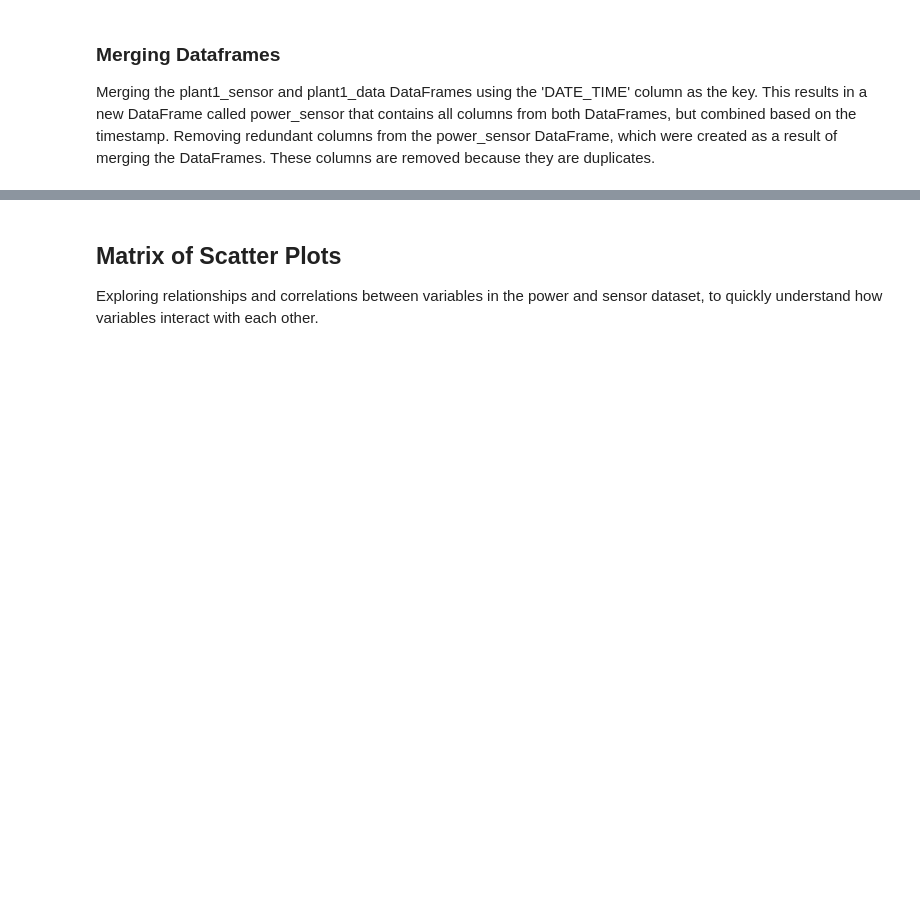
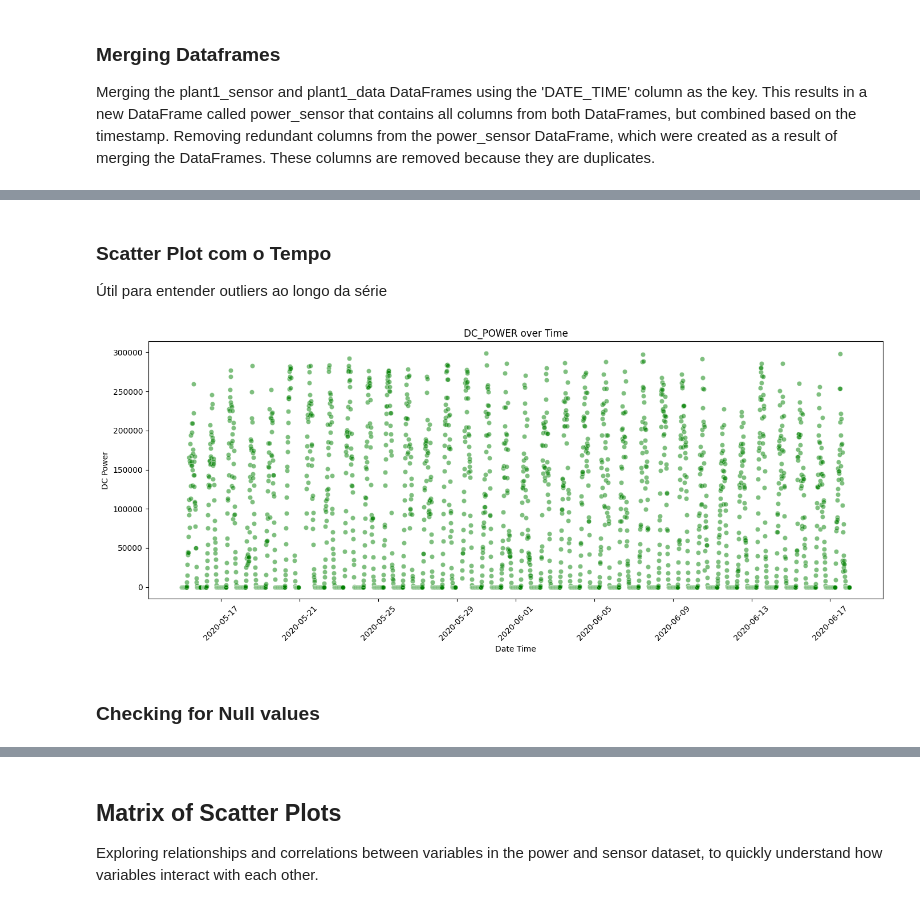
Before and after one commit to FelipeSteudel/Felipe_Steudel-Strategic_Thinking-CA3, a Jupyter notebook: CA3 - Felipe Steudel - Strategic Thinking - HDip in Data Analytics.ipynb, the cells around one changed output, grey strips where cells are left out. Saved outputs shown, nothing was run; the diff lists cells and outputs as text; code cells hidden in the pictures; blank space fills up the shorter version.

```diff
--- a/CA3 - Felipe Steudel - Strategic Thinking - HDip in Data Analytics.ipynb
+++ b/CA3 - Felipe Steudel - Strategic Thinking - HDip in Data Analytics.ipynb
@@ -375,0 +229,16 @@ del power_sensor['time_y']
+# %% [markdown]
+ ### Scatter Plot com o Tempo
+ Útil para entender outliers ao longo da série
+# %%
+plt.figure(figsize=(14, 6))
+sns.scatterplot(data=power_sensor, x='DATE_TIME', y='DC_POWER', color='green', alpha=0.5)
+plt.title('DC_POWER over Time')
+plt.xlabel('Date Time')
+plt.ylabel('DC Power')
+plt.xticks(rotation=45)
+plt.tight_layout()
+plt.show()
+# %% [output]
+[figure, added]
+# %% [markdown]
+### Checking for Null values
```
Also changed, not shown: parts of 83 cells of this notebook.
